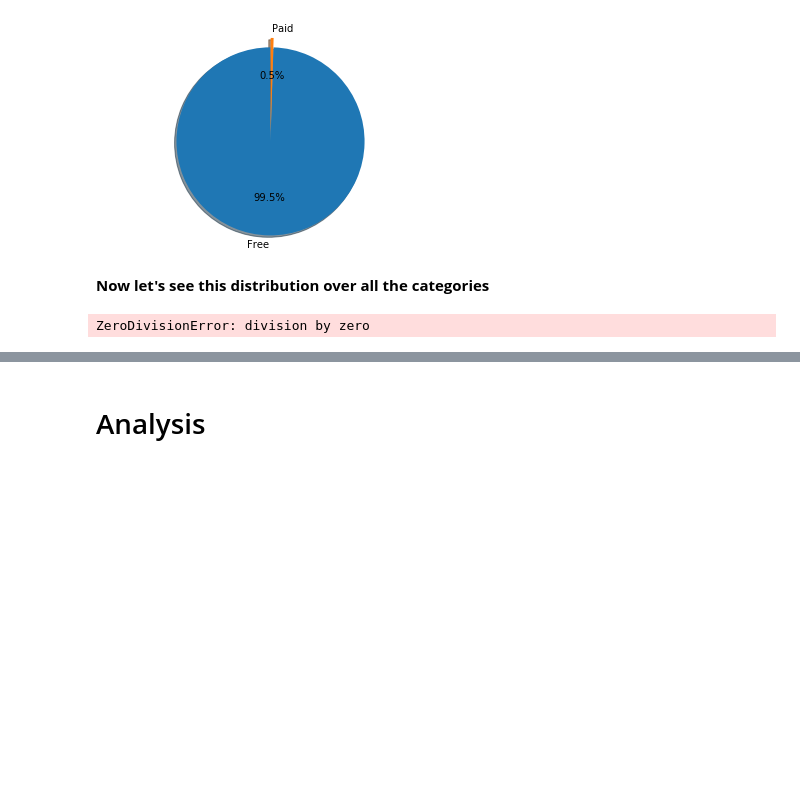
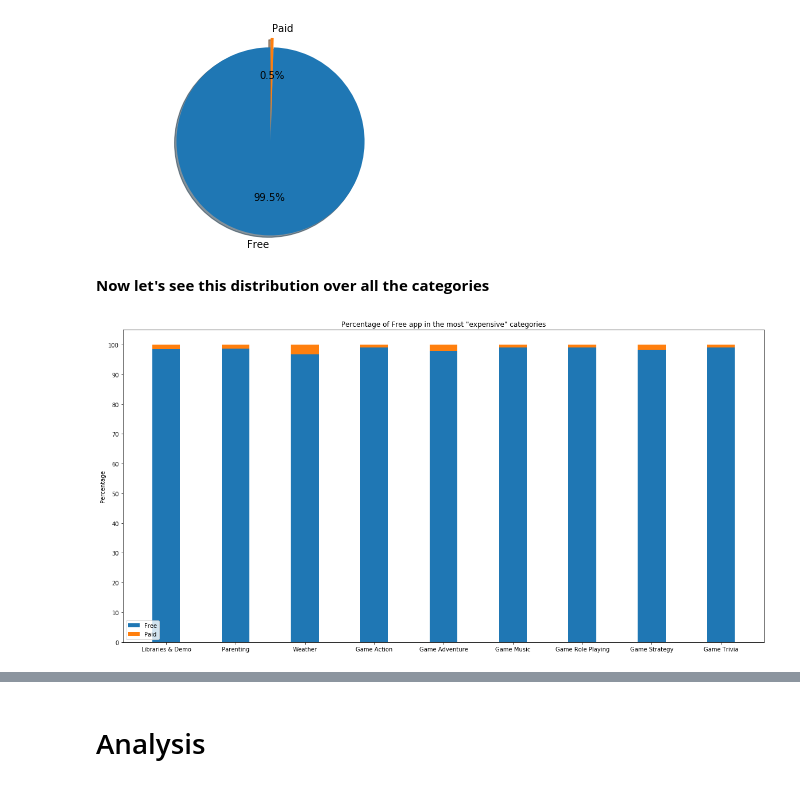
Before and after one commit to com-480-data-visualization/com-480-project-javastreet, a Jupyter notebook: analysis2.ipynb, the cells around one changed output, grey strips where cells are left out. Cells and saved outputs as stored; diff of their text form; code cells hidden in the pictures; blank space fills up the shorter version.

```diff
--- a/analysis2.ipynb
+++ b/analysis2.ipynb
@@ -220,24 +228,27 @@ plt.show()
 # %%
 free = []
 paid = []
+label =[]
 for category in df_app.Category.unique():
     free_cat = np.shape(df_app[(df_app["Price"]=="Free") & (df_app["Category"]== category)])[0]
     paid_cat = np.shape(df_app[(df_app["Price"]!="Free") & (df_app["Category"]== category)])[0]
-    free.append(free_cat/(free_cat+paid_cat)*100)
-    paid.append((paid_cat/(free_cat+paid_cat))*100)
-ind = np.arange(len(df_app.Category.unique()))
-width = 0.25
+    if((paid_cat/(free_cat+paid_cat))*100 >=1):
+        label.append(category)
+        free.append(free_cat/(free_cat+paid_cat)*100)
+        paid.append((paid_cat/(free_cat+paid_cat))*100)
+ind = np.arange(len(free))
+width = 0.4
 plt.figure(figsize=(20,10))
 p1 = plt.bar(ind, free, width,)
 p2 = plt.bar(ind, paid, width,
              bottom=free)
 
 plt.ylabel("Percentage")
-plt.title('Scores by group and gender')
-plt.xticks(ind, df_app.Category.unique())
+plt.title('Percentage of Free app in the most "expensive" categories')
+plt.xticks(ind, label)
 plt.yticks(np.arange(0, 101, 10))
 plt.legend((p1[0], p2[0]), ('Free', 'Paid'))
 
 plt.show()
 # %% [output]
-ZeroDivisionError: division by zero
+[figure, added]
```
Also changed, not shown: parts of 11 cells of this notebook.
